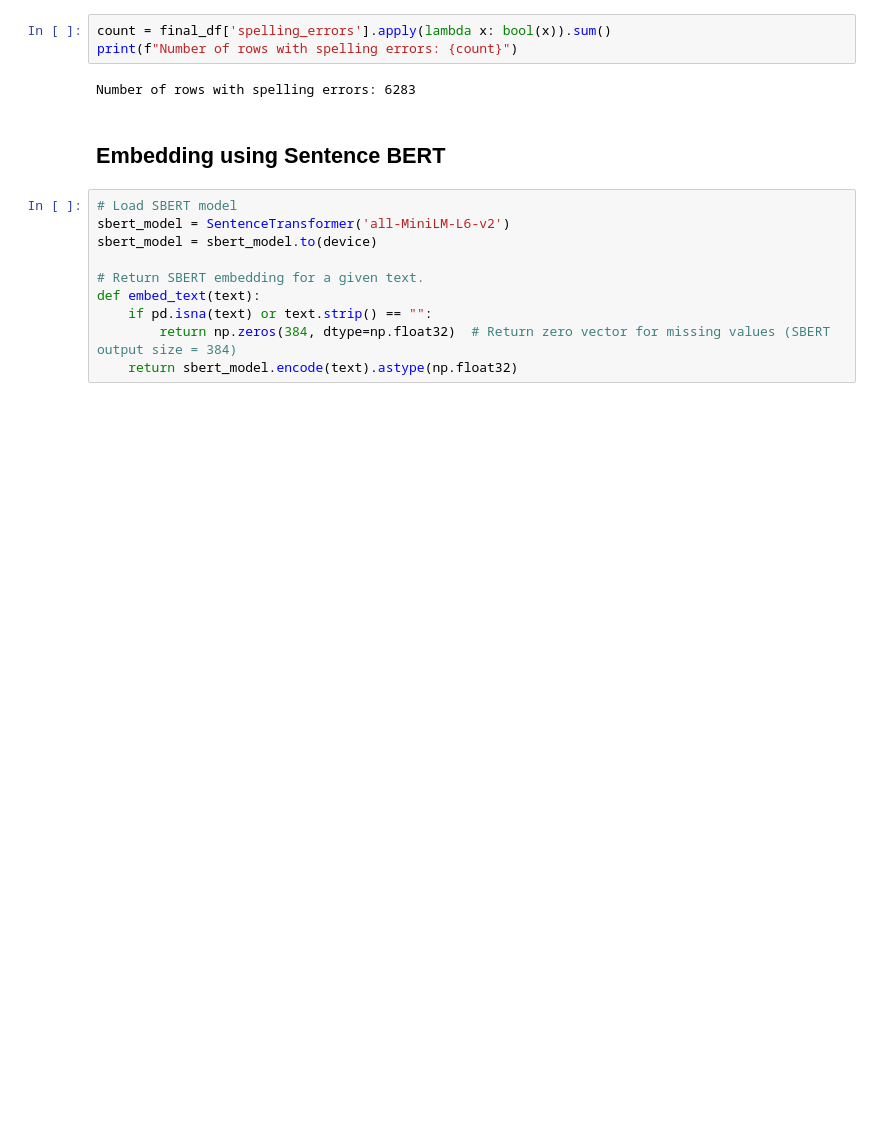
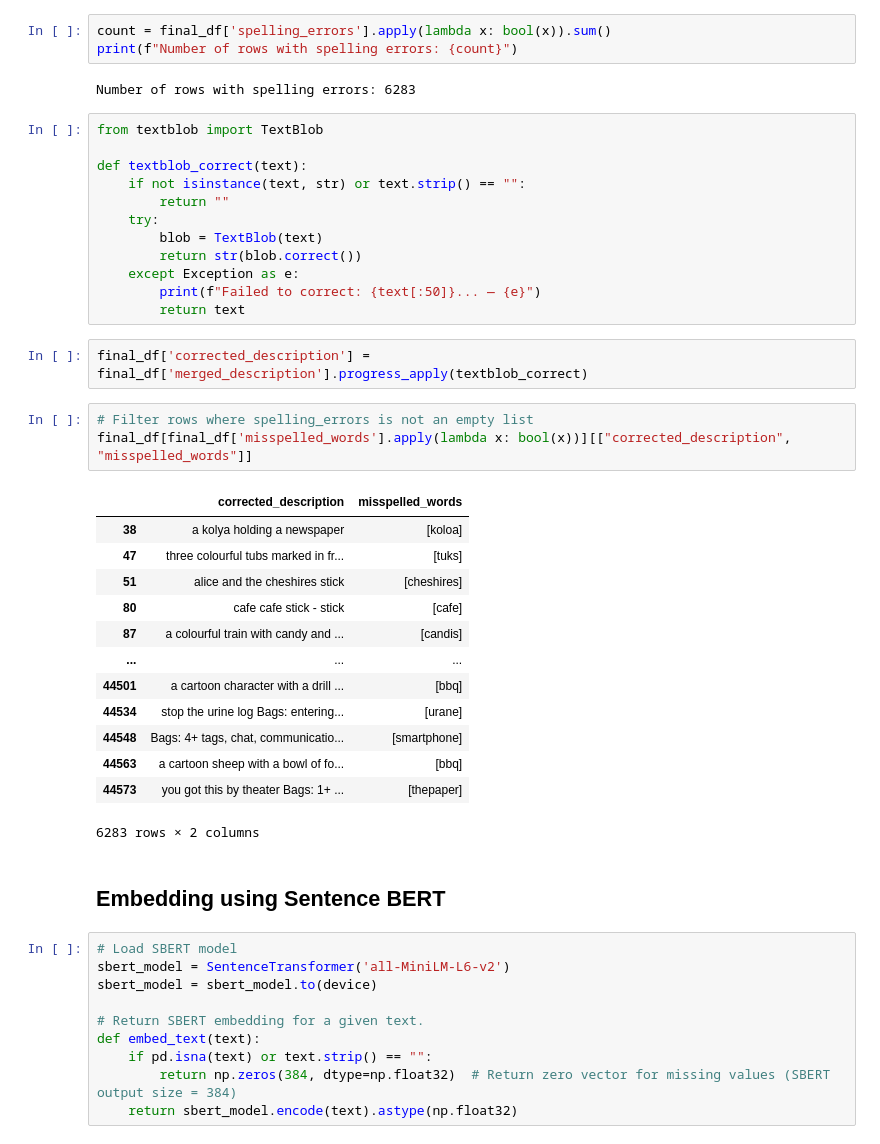
Before and after one commit to LCM-W25-3035/EmojiGen, a Jupyter notebook: Notebooks/Sticker_Text_Preprocessing.ipynb, the cells around one changed output. Cells and saved outputs as stored; diff of their text form; blank space fills up the shorter version.

Commit message:
corrected the distorted words, misspelled words on  merged description column in all sticker dataset.

```diff
--- a/Notebooks/Sticker_Text_Preprocessing.ipynb
+++ b/Notebooks/Sticker_Text_Preprocessing.ipynb
@@ -228,6 +228,37 @@ count = final_df['spelling_errors'].apply(lambda x: bool(x)).sum()
 print(f"Number of rows with spelling errors: {count}")
 # %% [output]
 Number of rows with spelling errors: 6283
+# %%
+from textblob import TextBlob
+
+def textblob_correct(text):
+    if not isinstance(text, str) or text.strip() == "":
+        return ""
+    try:
+        blob = TextBlob(text)
+        return str(blob.correct())
+    except Exception as e:
+        print(f"Failed to correct: {text[:50]}... — {e}")
+        return text
+# %%
+final_df['corrected_description'] = final_df['merged_description'].progress_apply(textblob_correct)
+# %%
+# Filter rows where spelling_errors is not an empty list
+final_df[final_df['misspelled_words'].apply(lambda x: bool(x))][["corrected_description", "misspelled_words"]]
+# %% [output]
+|  | corrected_description | misspelled_words |
+| 38 | a kolya holding a newspaper | [koloa] |
+| 47 | three colourful tubs marked in fr... | [tuks] |
+| 51 | alice and the cheshires stick | [cheshires] |
+| 80 | cafe cafe stick - stick | [cafe] |
+| 87 | a colourful train with candy and ... | [candis] |
+| ... | ... | ... |
+| 44501 | a cartoon character with a drill ... | [bbq] |
+| 44534 | stop the urine log Bags: entering... | [urane] |
+| 44548 | Bags: 4+ tags, chat, communicatio... | [smartphone] |
+| 44563 | a cartoon sheep with a bowl of fo... | [bbq] |
+| 44573 | you got this by theater Bags: 1+ ... | [thepaper] |
+6283 rows × 2 columns
 # %% [markdown]
 ## Embedding using Sentence BERT
 # %%
```
